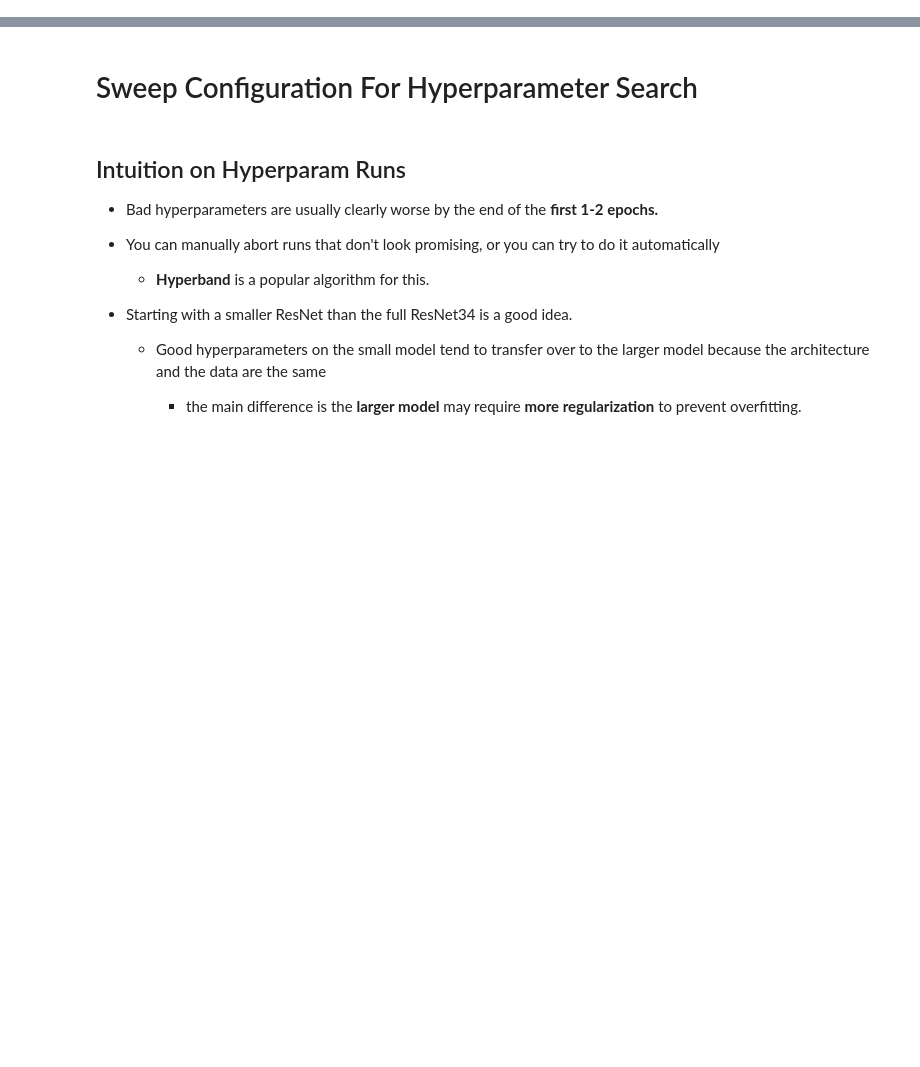
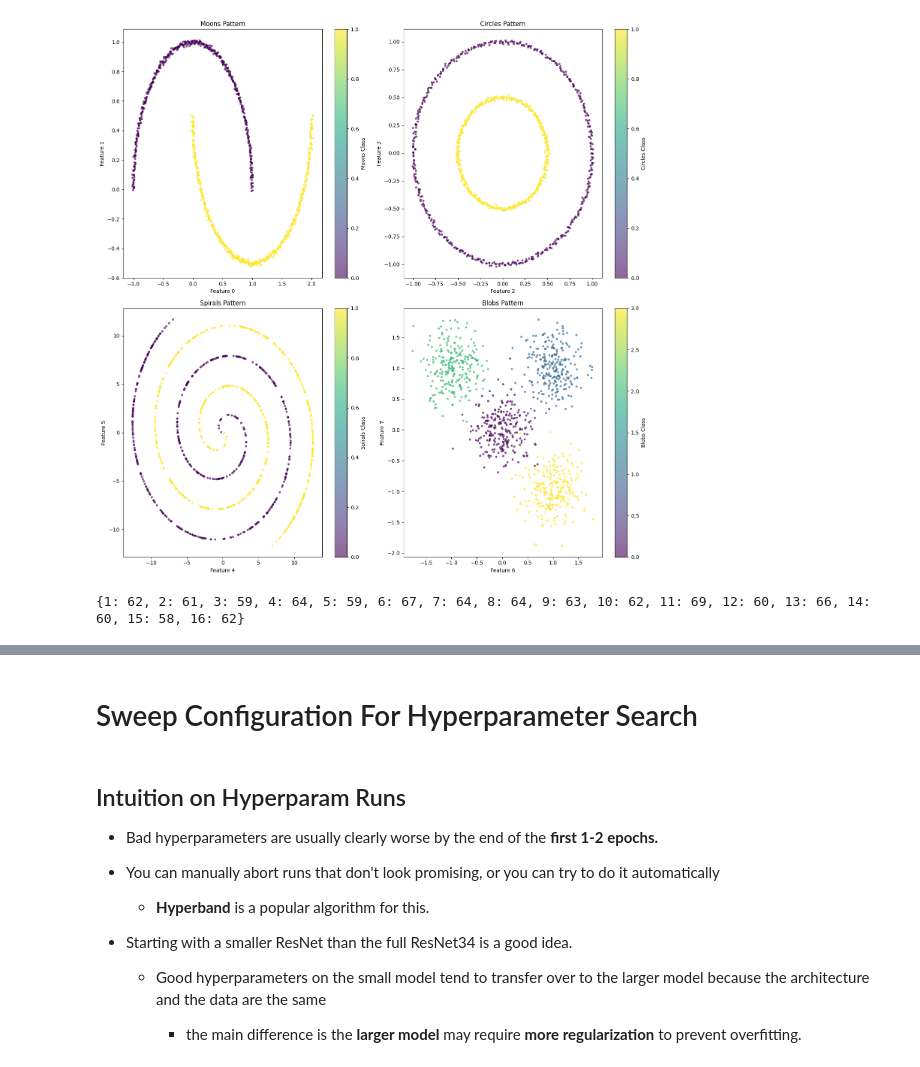
Before and after one commit to b-schoen/gpt_from_scratch, a Jupyter notebook: simple_wandb.ipynb, the cells around one changed output, grey strips where cells are left out. Saved outputs shown, nothing was run; the diff lists cells and outputs as text; code cells hidden in the pictures; blank space fills up the shorter version.

Commit message:
Saving progress after creating some geometric datasets

```diff
--- a/simple_wandb.ipynb
+++ b/simple_wandb.ipynb
@@ -37,0 +216,12 @@ from einops import rearrange, reduce, repeat
+# %%
+# Create the dataset
+dataset = GeometricDataset(num_samples=1000, noise=0.01)
+
+# Visualize the dataset
+dataset.visualize()
+
+# Print class distribution
+print(dataset.get_class_distribution())
+# %% [output]
+[figure, added]
+{1: 62, 2: 61, 3: 59, 4: 64, 5: 59, 6: 67, 7: 64, 8: 64, 9: 63, 10: 62, 11: 69, 12: 60, 13: 66, 14: 60, 15: 58, 16: 62}
```
Also changed, not shown: parts of 10 cells of this notebook.
